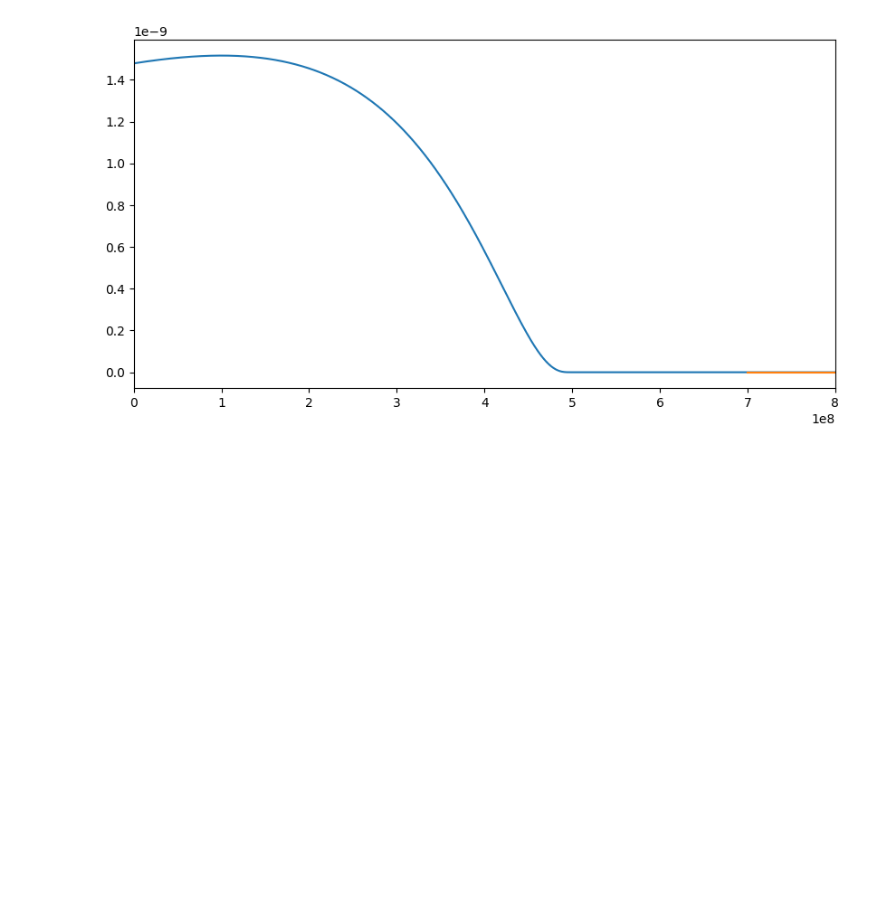
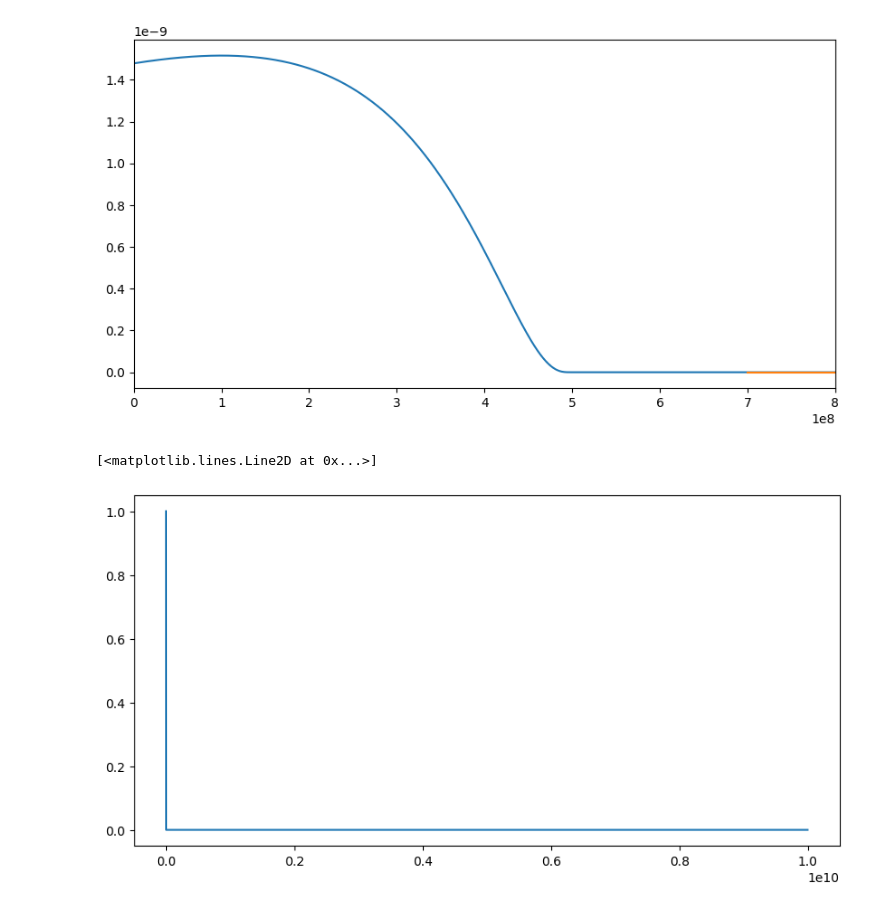
Before and after one commit to synthesizer-project/synference, a Jupyter notebook: scripts/grid_generation/generate_grid copy.ipynb, the cells around one changed output. Drawn from its saved outputs; the diff is of its cells as text; code cells hidden in the pictures; blank space fills up the shorter version.

```diff
--- a/scripts/grid_generation/generate_grid copy.ipynb
+++ b/scripts/grid_generation/generate_grid copy.ipynb
@@ -365,3 +365,19 @@ ax.set_xlim(0, 800*1e6)
 # %% [output]
 (0.0, 800000000.0)
 [figure]
+# %%
+from synthesizer.parametric import SFH, Stars, ZDist
+import matplotlib.pyplot as plt
+from unyt import Myr
+import numpy as np
+
+
+a = SFH.DelayedExponential(tau=10000*Myr, max_age=0.0001*Myr)
+
+ta, sfa = a.calculate_sfh()
+
+fig, ax = plt.subplots(1, 1, figsize=(10, 5))
+ax.plot(ta, sfa/np.max(sfa), label='DelayedExponential')
+# %% [output]
+[<matplotlib.lines.Line2D at 0x...>]
+[figure, added]
```
Also changed, not shown: 17 other files.
